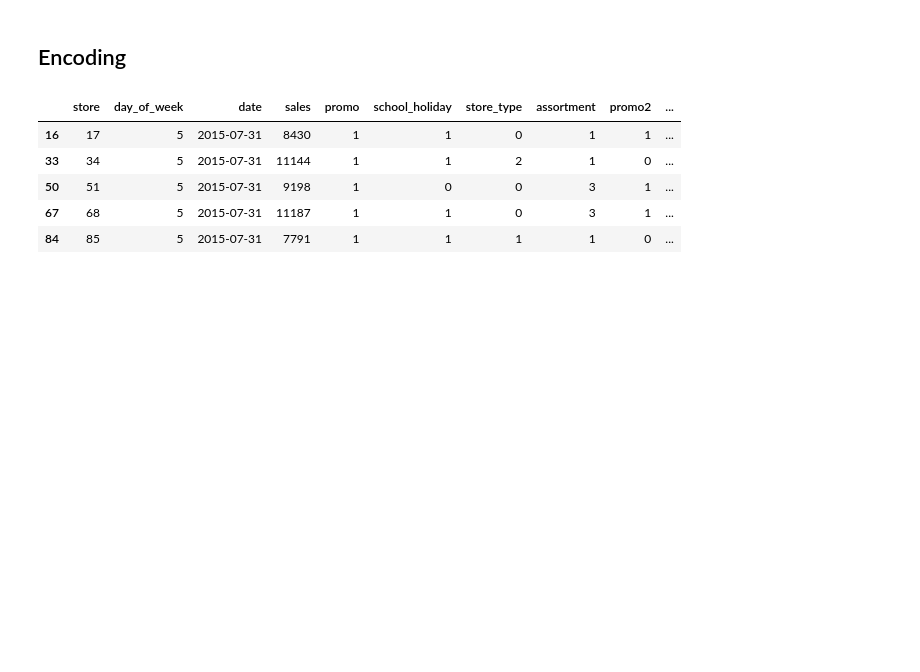
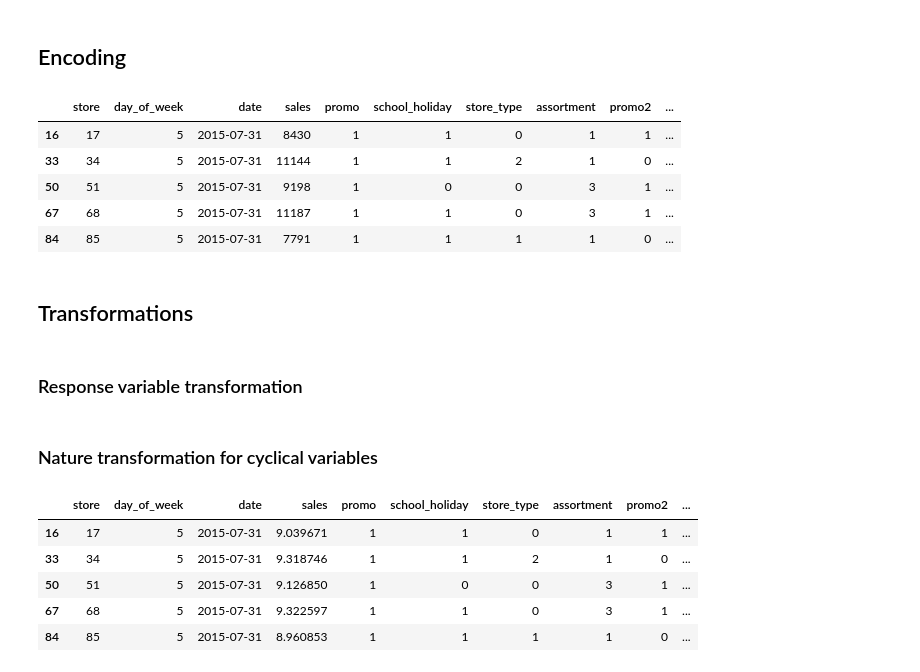
Before and after one commit to enerdb/Store-Sales-Prediction, a Jupyter notebook: store_sales_prediction.ipynb, the cells around one changed output. Saved outputs shown, nothing was run; the diff lists cells and outputs as text; code cells hidden in the pictures; blank space fills up the shorter version.

```diff
--- a/store_sales_prediction.ipynb
+++ b/store_sales_prediction.ipynb
@@ -632,3 +632,36 @@ df5.head()
 | 50 | 51 | 5 | 2015-07-31 | 9198 | 1 | 0 | 0 | 3 | 1 | ... |
 | 67 | 68 | 5 | 2015-07-31 | 11187 | 1 | 1 | 0 | 3 | 1 | ... |
 | 84 | 85 | 5 | 2015-07-31 | 7791 | 1 | 1 | 1 | 1 | 0 | ... |
+# %% [markdown]
+## Transformations
+# %% [markdown]
+### Response variable transformation
+# %%
+df5['sales'] = np.log1p(df5['sales'])
+# %% [markdown]
+### Nature transformation for cyclical variables
+# %%
+# day of week
+df5['day_of_week_sin'] = df5['day_of_week'].apply(lambda x : np.sin(x*(2.*np.pi/7)))
+df5['day_of_week_cos'] = df5['day_of_week'].apply(lambda x : np.cos(x*(2.*np.pi/7)))
+
+# month
+df5['month_sin'] = df5['month'].apply(lambda x : np.sin(x*(2.*np.pi/12)))
+df5['month_cos'] = df5['month'].apply(lambda x : np.cos(x*(2.*np.pi/12)))
+
+# day
+df5['day_sin'] = df5['day'].apply(lambda x : np.sin(x*(2.*np.pi/30)))
+df5['day_cos'] = df5['day'].apply(lambda x : np.cos(x*(2.*np.pi/30)))
+
+# week of year
+df5['week_of_year_sin'] = df5['week_of_year'].apply(lambda x : np.sin(x*(2.*np.pi/52)))
+df5['week_of_year_cos'] = df5['week_of_year'].apply(lambda x : np.cos(x*(2.*np.pi/52)))
+# %%
+df5.head()
+# %% [output]
+|  | store | day_of_week | date | sales | promo | school_holiday | store_type | assortment | promo2 | ... |
+| 16 | 17 | 5 | 2015-07-31 | 9.039671 | 1 | 1 | 0 | 1 | 1 | ... |
+| 33 | 34 | 5 | 2015-07-31 | 9.318746 | 1 | 1 | 2 | 1 | 0 | ... |
+| 50 | 51 | 5 | 2015-07-31 | 9.126850 | 1 | 0 | 0 | 3 | 1 | ... |
+| 67 | 68 | 5 | 2015-07-31 | 9.322597 | 1 | 1 | 0 | 3 | 1 | ... |
+| 84 | 85 | 5 | 2015-07-31 | 8.960853 | 1 | 1 | 1 | 1 | 0 | ... |
```
Also changed, not shown: parts of 3 cells of this notebook.
